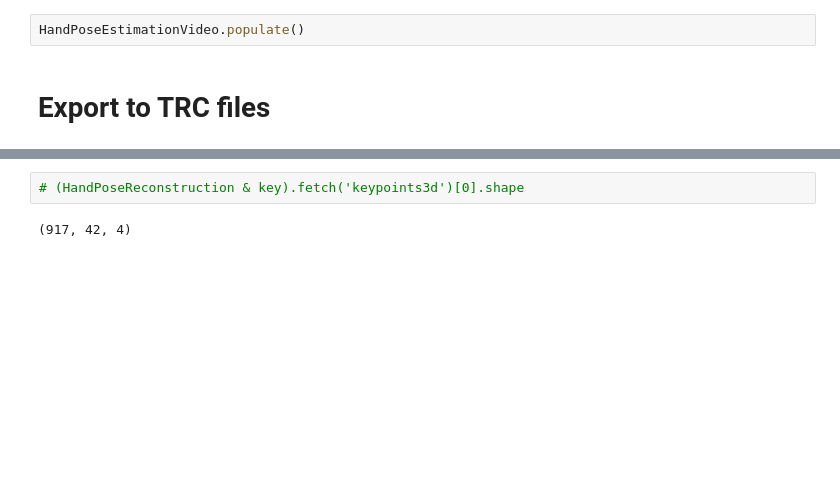
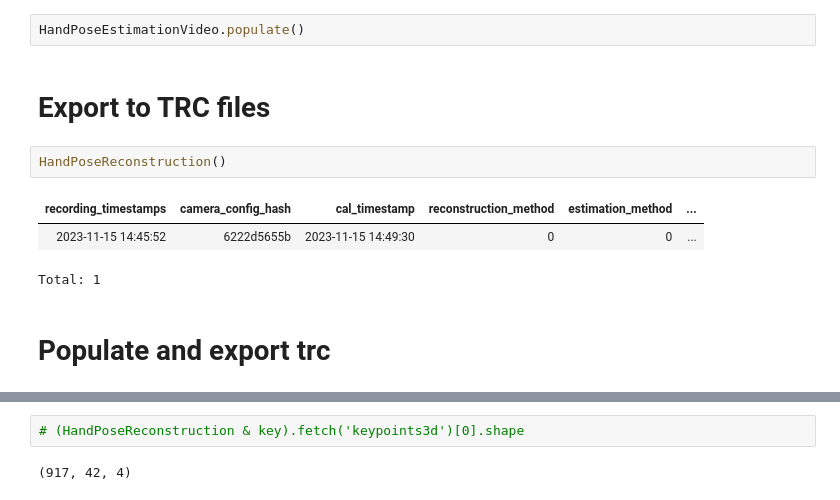
Before and after one commit to Pouyan97/Hand_Detection, a Jupyter notebook: test_dj.ipynb, the cells around one changed output, grey strips where cells are left out. Cells and saved outputs as stored; diff of their text form; blank space fills up the shorter version.

```diff
--- a/test_dj.ipynb
+++ b/test_dj.ipynb
@@ -138,6 +147,14 @@ for vid_idx in range(num_cameras):
 HandPoseEstimationVideo.populate()
 # %% [markdown]
 # Export to TRC files
+# %%
+HandPoseReconstruction()
+# %% [output]
+| recording_timestamps | camera_config_hash | cal_timestamp | reconstruction_method | estimation_method | ... |
+| 2023-11-15 14:45:52 | 6222d5655b | 2023-11-15 14:49:30 | 0 | 0 | ... |
+Total: 1
+# %% [markdown]
+# Populate and export trc
 # %%
 participant_idx = 0
 participant_id="m002"
```
Also changed, not shown: parts of 3 cells of this notebook, 1 other file.
